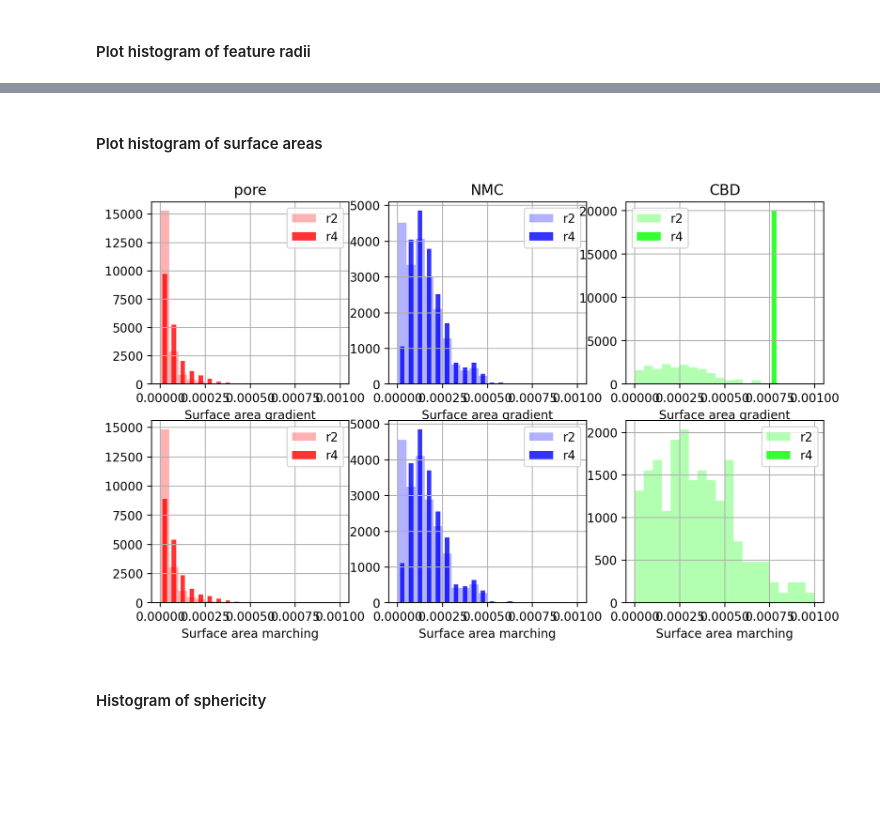
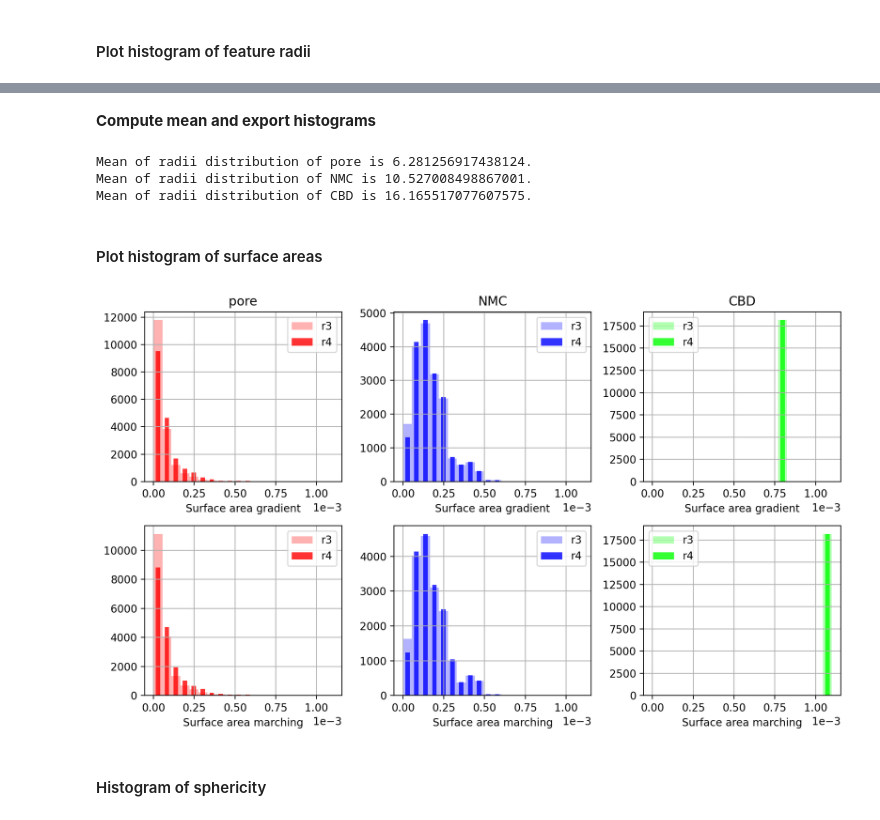
Before and after one commit to daubners/micro-characterization, a Jupyter notebook: 03-battery-microstructures.ipynb, the cells around one changed output, grey strips where cells are left out. Drawn from its saved outputs; the diff is of its cells as text; code cells hidden in the pictures; blank space fills up the shorter version.

```diff
--- a/03-battery-microstructures.ipynb
+++ b/03-battery-microstructures.ipynb
@@ -186,29 +204,29 @@ Note that the SNOW segmentation employs a spherical structuring element with rad
 # %%
 import porespy as ps
 
-radii_r2 = {}
-surf_marching_r2 = {}
-surf_gradient_r2 = {}
+radii_r3 = {}
+surf_marching_r3 = {}
+surf_gradient_r3 = {}
 radii_r4 = {}
 surf_marching_r4 = {}
 surf_gradient_r4 = {}
 box_volume = np.prod(structure.shape)
 
 for key, value in labels.items():
-    snow_labels = (ps.filters.snow_partitioning(structure == value, r_max=2)).regions
+    snow_labels = (ps.filters.snow_partitioning(structure == value, r_max=3)).regions
     data.extract_inner_features(snow_labels)
     # Re-label to ensure consecutive order of integers
     snow_relabelled = data.relabel_random_order(snow_labels)
 
     snow_volumes=ps.metrics.region_volumes(snow_relabelled, mode='voxel')
     # Compute equivalent pixel radius assuming spherical feature shape
-    radii_r2[key] = (3/4*snow_volumes/np.pi)**(1/3)
+    radii_r3[key] = (3/4*snow_volumes/np.pi)**(1/3)
 
     timer = []
     timer.append(time.time())
-    surf_marching_r2[key] = ps.metrics.region_surface_areas(snow_relabelled)/box_volume
+    surf_marching_r3[key] = ps.metrics.region_surface_areas(snow_relabelled)/box_volume
     timer.append(time.time())
-    surf_gradient_r2[key] = metrics.specific_surface_areas_torch(snow_relabelled, device='cuda')
+    surf_gradient_r3[key] = metrics.specific_surface_areas_torch(snow_relabelled, device='cuda')
     timer.append(time.time())
     print(f"Porespy computation took: {timer[1]-timer[0]}s")
     print(f"Gradient method took: {timer[2]-timer[1]}s")
@@ -258,15 +276,17 @@ colors = ['red', 'blue', 'lime']
 
 fig, ((ax0, ax1, ax2)) = plt.subplots(nrows=1, ncols=3, figsize=(10, 4), dpi=200)
 axes = [ax0, ax1, ax2]
+range = 25
+bins = 20
 i = 0
 for key, value in labels.items():
-    axes[i].hist(radii_r2[key], bins=20, density=True, range=(0,25), alpha=0.3, label='r2', color=colors[i])
-    axes[i].hist(radii_r4[key], bins=20, rwidth=0.5, density=True, range=(0,25), alpha=0.8, label='r4', color=colors[i])
+    axes[i].hist(radii_r3[key], bins=bins, density=True, range=(0,range), alpha=0.3, label='r3', color=colors[i])
+    axes[i].hist(radii_r4[key], bins=bins, rwidth=0.5, density=True, range=(0,range), alpha=0.8, label='r4', color=colors[i])
     axes[i].set_title(key)
     axes[i].set_xlabel('Equivalent feature radius')
     axes[i].legend()
     axes[i].grid()
     i = i + 1
-
+plt.tight_layout()
 plt.show()
 # %% [output]
@@ -274,36 +294,47 @@ plt.show()
-# %%
-for key, value in labels.items():
-    name = 'volumes_hist_'+key+'.txt'
-    data.export_histogram(radii_r4[key], bins=20, density=True, range=(0,25), filename=name)
+# %% [markdown]
+**Compute mean and export histograms**
+# %%
+for key, value in labels.items():
+    print("Mean of radii distribution of "+key+f" is {np.mean(radii_r4[key])}.")
+
+for key, value in labels.items():
+    name = 'volumes_hist_'+key+'.txt'
+    data.export_histogram(radii_r4[key], bins=bins, density=True, range=(0,range), filename=name)
+# %% [output]
+Mean of radii distribution of pore is 6.281256917438124.
+Mean of radii distribution of NMC is 10.527008498867001.
+Mean of radii distribution of CBD is 16.165517077607575.
 # %% [markdown]
 #### Plot histogram of surface areas
 # %%
 colors = ['red', 'blue', 'lime', 'red', 'blue', 'lime']
 
 fig, ((ax0, ax1, ax2), (ax3, ax4, ax5)) = plt.subplots(nrows=2, ncols=3, figsize=(10, 6), dpi=200)
 axes = [ax0, ax1, ax2, ax3, ax4, ax5]
-range = 1e-3
+range = 11e-4
 i = 0
 for key, value in labels.items():
-    axes[i].hist(surf_gradient_r2[key], bins=20, density=True, range=(0,range), alpha=0.3, label='r2', color=colors[i])
+    axes[i].hist(surf_gradient_r3[key], bins=20, density=True, range=(0,range), alpha=0.3, label='r3', color=colors[i])
     axes[i].hist(surf_gradient_r4[key], bins=20, rwidth=0.5, density=True, range=(0,range), alpha=0.8, label='r4', color=colors[i])
     axes[i].set_title(key)
     axes[i].set_xlabel('Surface area gradient')
+    axes[i].ticklabel_format(style='sci', axis='x', scilimits=(-3, 3))
     axes[i].legend()
     axes[i].grid()
     i = i + 1
 
 for key, value in labels.items():
-    axes[i].hist(surf_marching_r2[key], bins=20, density=True, range=(0,range), alpha=0.3, label='r2', color=colors[i])
+    axes[i].hist(surf_marching_r3[key], bins=20, density=True, range=(0,range), alpha=0.3, label='r3', color=colors[i])
     axes[i].hist(surf_marching_r4[key], bins=20, rwidth=0.5, density=True, range=(0,range), alpha=0.8, label='r4', color=colors[i])
     axes[i].set_xlabel('Surface area marching')
+    axes[i].ticklabel_format(style='sci', axis='x', scilimits=(-3, 3))
     axes[i].legend()
     axes[i].grid()
     i = i + 1
-
+plt.tight_layout()
 plt.show()
 # %% [output]
-[figure, old version]
+[figure, new version]
 # %% [markdown]
 #### Histogram of sphericity
 # %%
```
Also changed, not shown: parts of 7 cells of this notebook, 1 other file.
